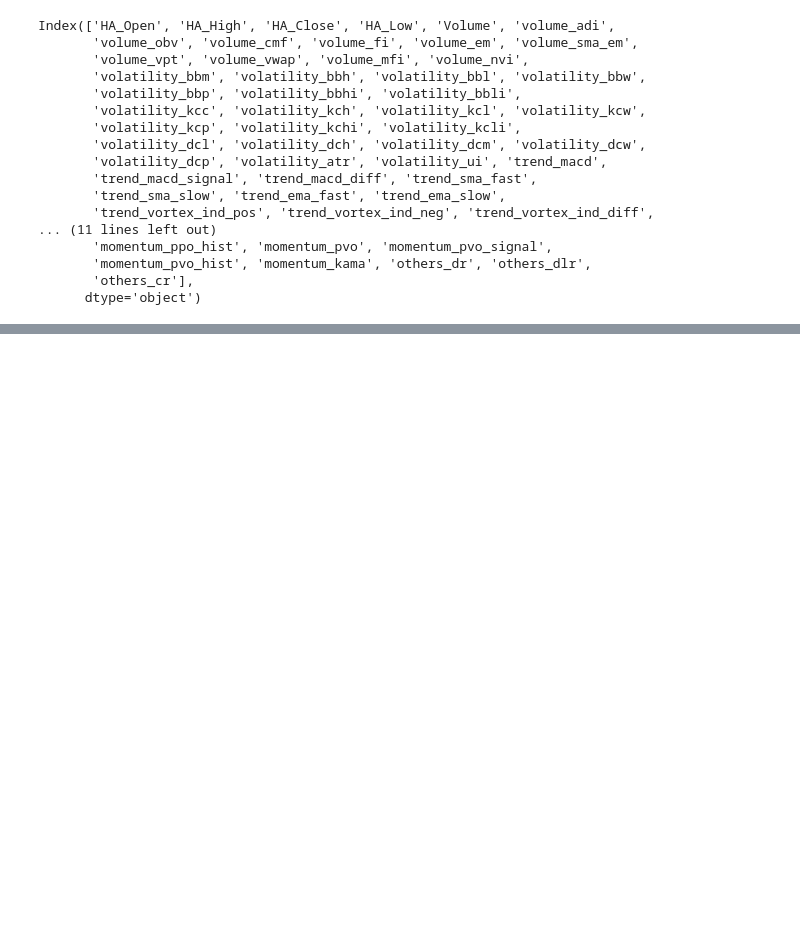
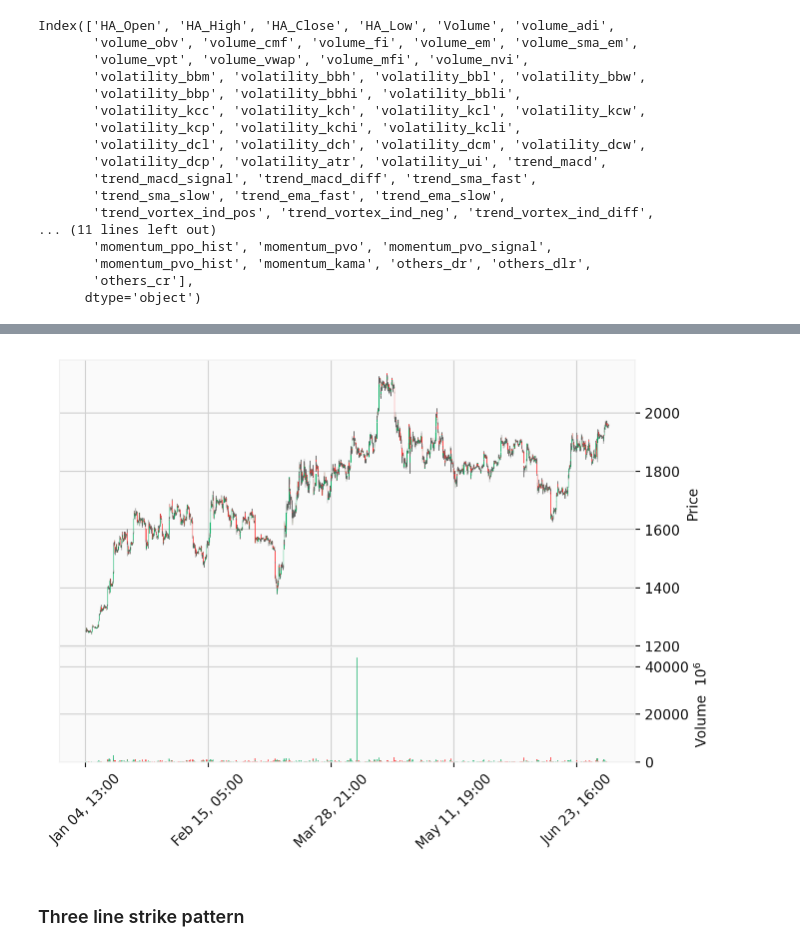
Before and after one commit to AmirGhnbr/technical_analysis_of_stocks, a Jupyter notebook: technical_analysis_of_stocks.ipynb, the cells around one changed output, grey strips where cells are left out. Saved outputs shown, nothing was run; the diff lists cells and outputs as text; code cells hidden in the pictures; blank space fills up the shorter version.

Commit message:
add candle stick pattern recognition

```diff
--- a/technical_analysis_of_stocks.ipynb
+++ b/technical_analysis_of_stocks.ipynb
@@ -211,0 +214,6 @@ Index(['HA_Open', 'HA_High', 'HA_Close', 'HA_Low', 'Volume', 'volume_adi',
+# %%
+df = yf.download("ETH-USD",
+                 period="6mo",
+                 interval="1h",
+                 progress=False)
+df
@@ -211,0 +235,6 @@ Index(['HA_Open', 'HA_High', 'HA_Close', 'HA_Low', 'Volume', 'volume_adi',
+# %%
+mpf.plot(df, type='candle',style='yahoo',volume=True,warn_too_much_data=4800)
+# %% [output]
+[figure, added]
+# %% [markdown]
+### Three line strike pattern
```
Also changed, not shown: parts of 7 cells of this notebook.
